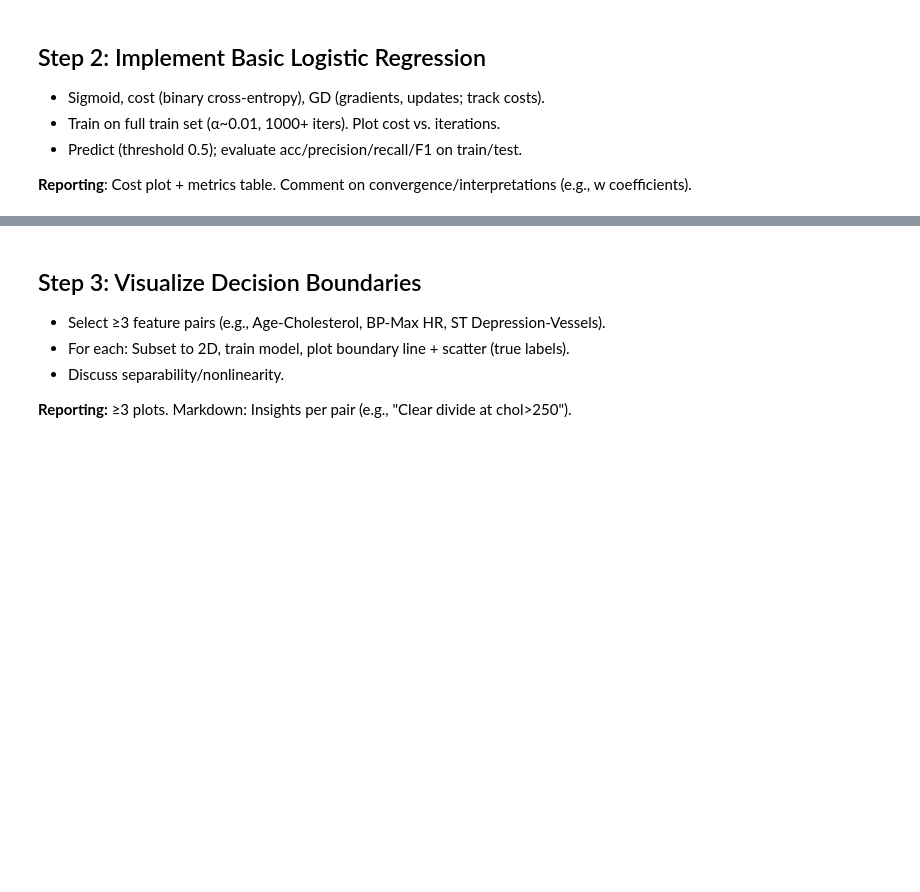
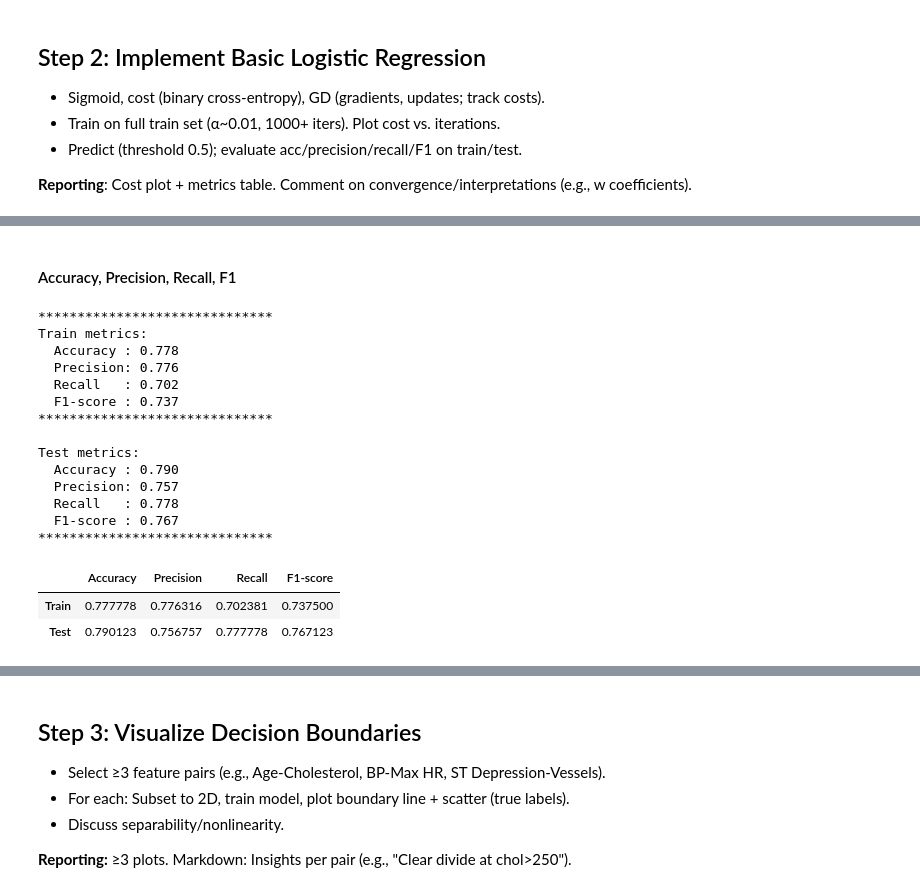
Before and after one commit to JeissonS02/Heart-Disease-Risk-Prediction, a Jupyter notebook: heart_disease_lr_analysis.ipynb, the cells around one changed output, grey strips where cells are left out. Saved outputs shown, nothing was run; the diff lists cells and outputs as text; code cells hidden in the pictures; blank space fills up the shorter version.

```diff
--- a/heart_disease_lr_analysis.ipynb
+++ b/heart_disease_lr_analysis.ipynb
@@ -233,0 +402,70 @@ The dataset was split into training (70%) and testing (30%) sets using a stratif
+# %%
+def predict(X, w, b, threshold=0.5):
+    z = X @ w + b
+    probs = sigmoid(z)
+    return (probs >= threshold).astype(int)
+
+
+y_train_pred = predict(X_train, w, b)
+y_test_pred  = predict(X_test, w, b)
+# %% [markdown]
+#### Accuracy, Precision, Recall, F1
+# %%
+def classification_metrics(y_true, y_pred):
+    """
+    Computes accuracy, precision, recall, and F1-score.
+    """
+    tp = np.sum((y_true == 1) & (y_pred == 1))
+    tn = np.sum((y_true == 0) & (y_pred == 0))
+    fp = np.sum((y_true == 0) & (y_pred == 1))
+    fn = np.sum((y_true == 1) & (y_pred == 0))
+
+    accuracy = (tp + tn) / (tp + tn + fp + fn)
+    precision = tp / (tp + fp) if (tp + fp) > 0 else 0
+    recall = tp / (tp + fn) if (tp + fn) > 0 else 0
+    f1 = 2 * precision * recall / (precision + recall) if (precision + recall) > 0 else 0
+
+    return accuracy, precision, recall, f1
+
+train_metrics = classification_metrics(y_train, y_train_pred)
+test_metrics  = classification_metrics(y_test, y_test_pred)
+print("**"*15)
+print("Train metrics:")
+print(f"  Accuracy : {train_metrics[0]:.3f}")
+print(f"  Precision: {train_metrics[1]:.3f}")
+print(f"  Recall   : {train_metrics[2]:.3f}")
+print(f"  F1-score : {train_metrics[3]:.3f}")
+
+print("**"*15)
+print("\nTest metrics:")
+print(f"  Accuracy : {test_metrics[0]:.3f}")
+print(f"  Precision: {test_metrics[1]:.3f}")
+print(f"  Recall   : {test_metrics[2]:.3f}")
+print(f"  F1-score : {test_metrics[3]:.3f}")
+print("**"*15)
+
+metrics_df = pd.DataFrame(
+    [train_metrics, test_metrics],
+    columns=["Accuracy", "Precision", "Recall", "F1-score"],
+    index=["Train", "Test"]
+)
+
+metrics_df
+# %% [output]
+******************************
+Train metrics:
+  Accuracy : 0.778
+  Precision: 0.776
+  Recall   : 0.702
+  F1-score : 0.737
+******************************
+
+Test metrics:
+  Accuracy : 0.790
+  Precision: 0.757
+  Recall   : 0.778
+  F1-score : 0.767
+******************************
+|  | Accuracy | Precision | Recall | F1-score |
+| Train | 0.777778 | 0.776316 | 0.702381 | 0.737500 |
+| Test | 0.790123 | 0.756757 | 0.777778 | 0.767123 |
```
Also changed, not shown: parts of 15 cells of this notebook.
